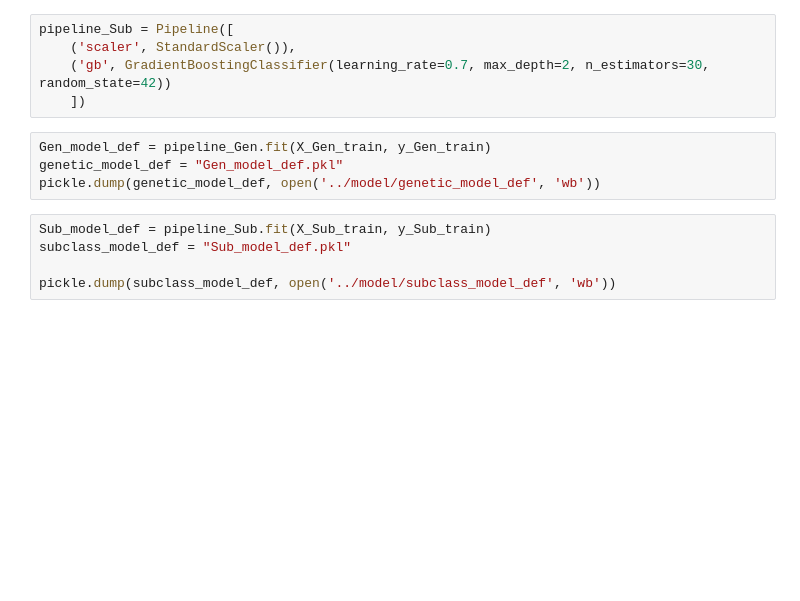
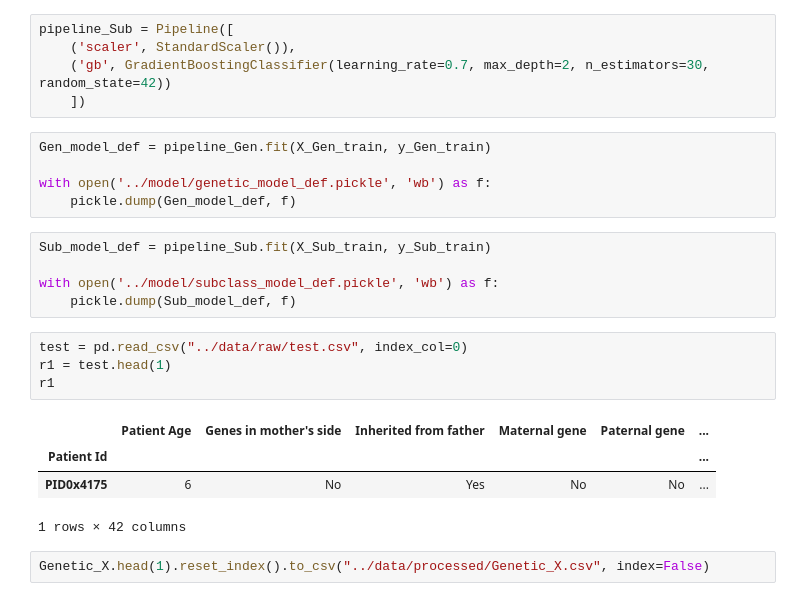
Before and after one commit to crodilla/Genomes_project, a Jupyter notebook: src/notebooks/project_resume.ipynb, the cells around one changed output. Cells and saved outputs as stored; diff of their text form; blank space fills up the shorter version.

```diff
--- a/src/notebooks/project_resume.ipynb
+++ b/src/notebooks/project_resume.ipynb
@@ -369,10 +369,22 @@ pipeline_Sub = Pipeline([
     ])
 # %%
 Gen_model_def = pipeline_Gen.fit(X_Gen_train, y_Gen_train)
-genetic_model_def = "Gen_model_def.pkl"
-pickle.dump(genetic_model_def, open('../model/genetic_model_def', 'wb'))
+
+with open('../model/genetic_model_def.pickle', 'wb') as f:
+    pickle.dump(Gen_model_def, f)
 # %%
 Sub_model_def = pipeline_Sub.fit(X_Sub_train, y_Sub_train)
-subclass_model_def = "Sub_model_def.pkl"
 
-pickle.dump(subclass_model_def, open('../model/subclass_model_def', 'wb'))
+with open('../model/subclass_model_def.pickle', 'wb') as f:
+    pickle.dump(Sub_model_def, f)
+# %%
+test = pd.read_csv("../data/raw/test.csv", index_col=0)
+r1 = test.head(1)
+r1
+# %% [output]
+|  | Patient Age | Genes in mother's side | Inherited from father | Maternal gene | Paternal gene | ... |
+| Patient Id |  |  |  |  |  | ... |
+| PID0x4175 | 6 | No | Yes | No | No | ... |
+1 rows × 42 columns
+# %%
+Genetic_X.head(1).reset_index().to_csv("../data/processed/Genetic_X.csv", index=False)
```
Also changed, not shown: parts of 1 cell of this notebook, 14 other files.
